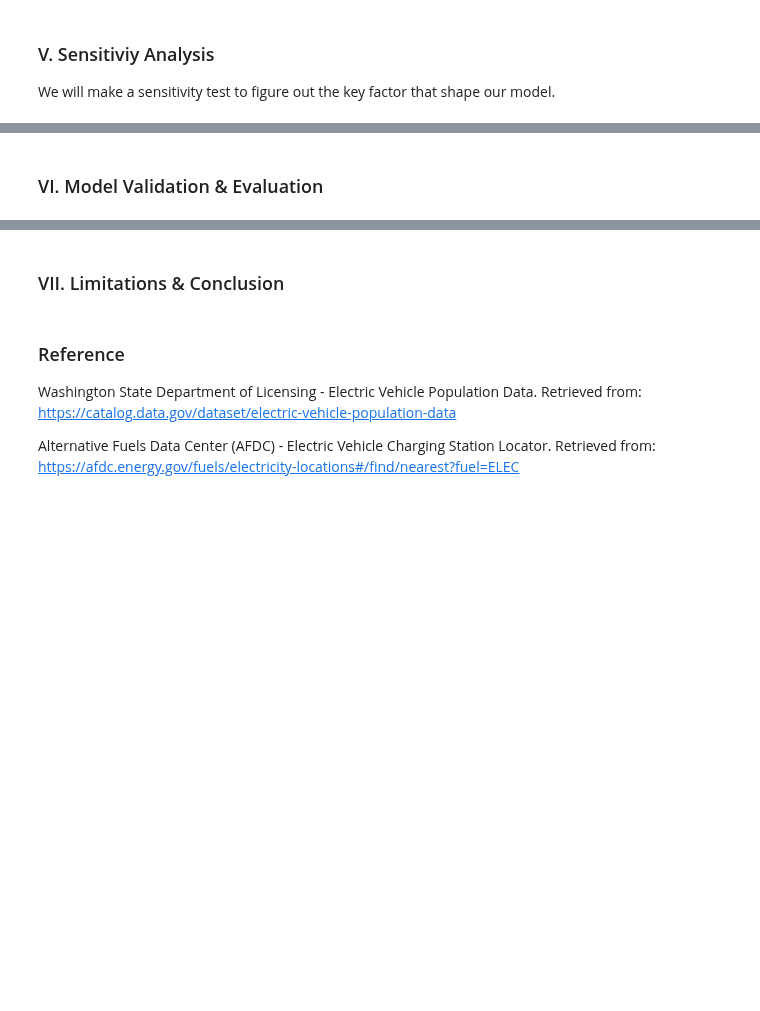
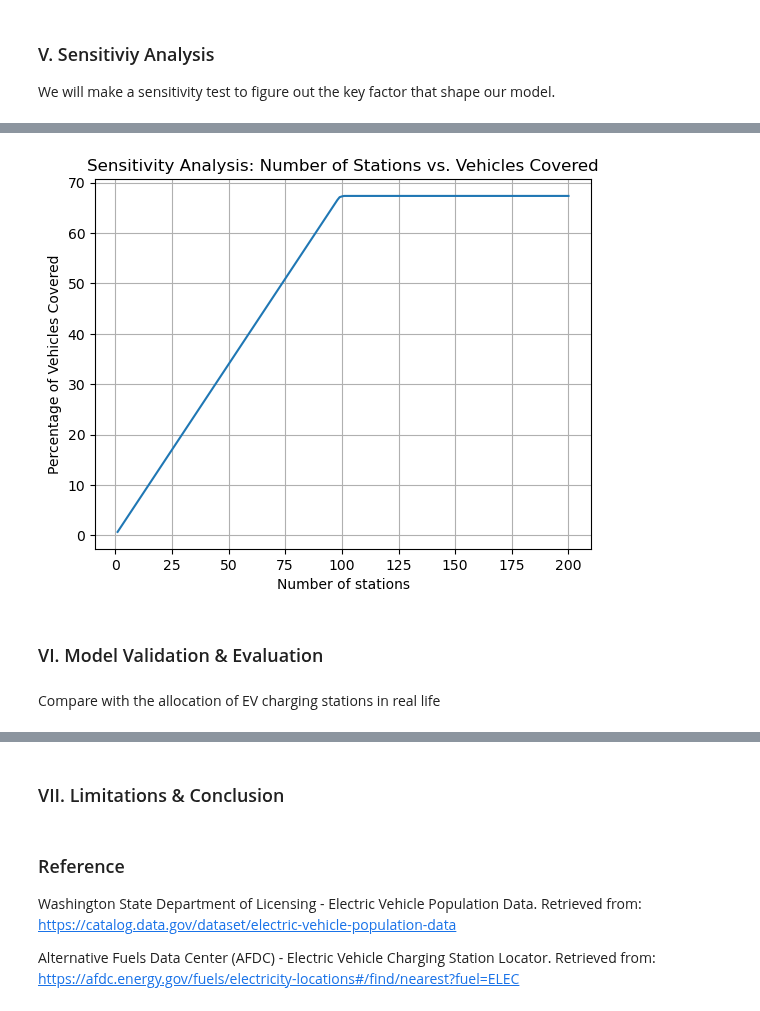
Before and after one commit to lqminhhh/Charging-Location-Optimization, a Jupyter notebook: Final.ipynb, the cells around one changed output, grey strips where cells are left out. Drawn from its saved outputs; the diff is of its cells as text; code cells hidden in the pictures; blank space fills up the shorter version.

```diff
--- a/Final.ipynb
+++ b/Final.ipynb
@@ -372,2 +419,51 @@ We will make a sensitivity test to figure out the key factor that shape our mode
+# %%
+# List to store the objective values for different supply capacities
+coverage_values = []
+
+# Define a range of supply capacities for each station
+num_locations_range = range(1, 201)  # Vary from 1 to 200 stations
+
+for num_locations in num_locations_range:
+    # Model creation
+    model = gp.Model("Station Cover")
+    model.Params.LogToConsole = 0  # Suppress noisy output
+
+    # Data
+    n = postal_code_counts.set_index('Postal Code')['Count'].to_dict()
+
+    # Variables
+    C = model.addVars(cand.keys(), vtype=GRB.BINARY, name="c")
+    X_var = model.addVars(ck, lb=0.0, ub=1.0, vtype=GRB.CONTINUOUS, name="x")
+
+    # Objective
+    model.setObjective(gp.quicksum(X_var[i, j] * n[i] for i, j in ck), GRB.MAXIMIZE)
+
+    # Constraints
+    model.addConstrs(gp.quicksum(X_var[i, j] for j in cand.keys() if (i, j) in ck) <= 1 for i in grid_locations.keys())
+    model.addConstrs(gp.quicksum(n[i] * X_var[i, j] for i in grid_locations.keys() if (i, j) in ck) <= 200 for j in cand.keys())
+    model.addConstr(gp.quicksum(C[j] for j in cand.keys()) <= num_locations)
+    model.addConstrs(X_var[i, j] <= C[j] for i, j in ck)
+
+    # Optimize model
+    model.optimize()
+
+    # Store the objective value
+    if model.status == GRB.OPTIMAL:
+        # Compute the percentage of vehicles that the optimal solution can cover
+        coverage_values.append(model.ObjVal/len(df_seattle)*100)
+    else:
+        coverage_values.append(0)  # If no optimal solution found, store 0
+
+# Plot the sensitivity analysis results
+plt.plot(num_locations_range, coverage_values)
+plt.xlabel('Number of stations')
+plt.ylabel('Percentage of Vehicles Covered')
+plt.title('Sensitivity Analysis: Number of Stations vs. Vehicles Covered')
+plt.grid(True)
+plt.show()
+# %% [output]
+[figure, added]
 # %% [markdown]
 ### VI. Model Validation & Evaluation
+# %% [markdown]
+Compare with the allocation of EV charging stations in real life
```
Also changed, not shown: parts of 7 cells of this notebook.
